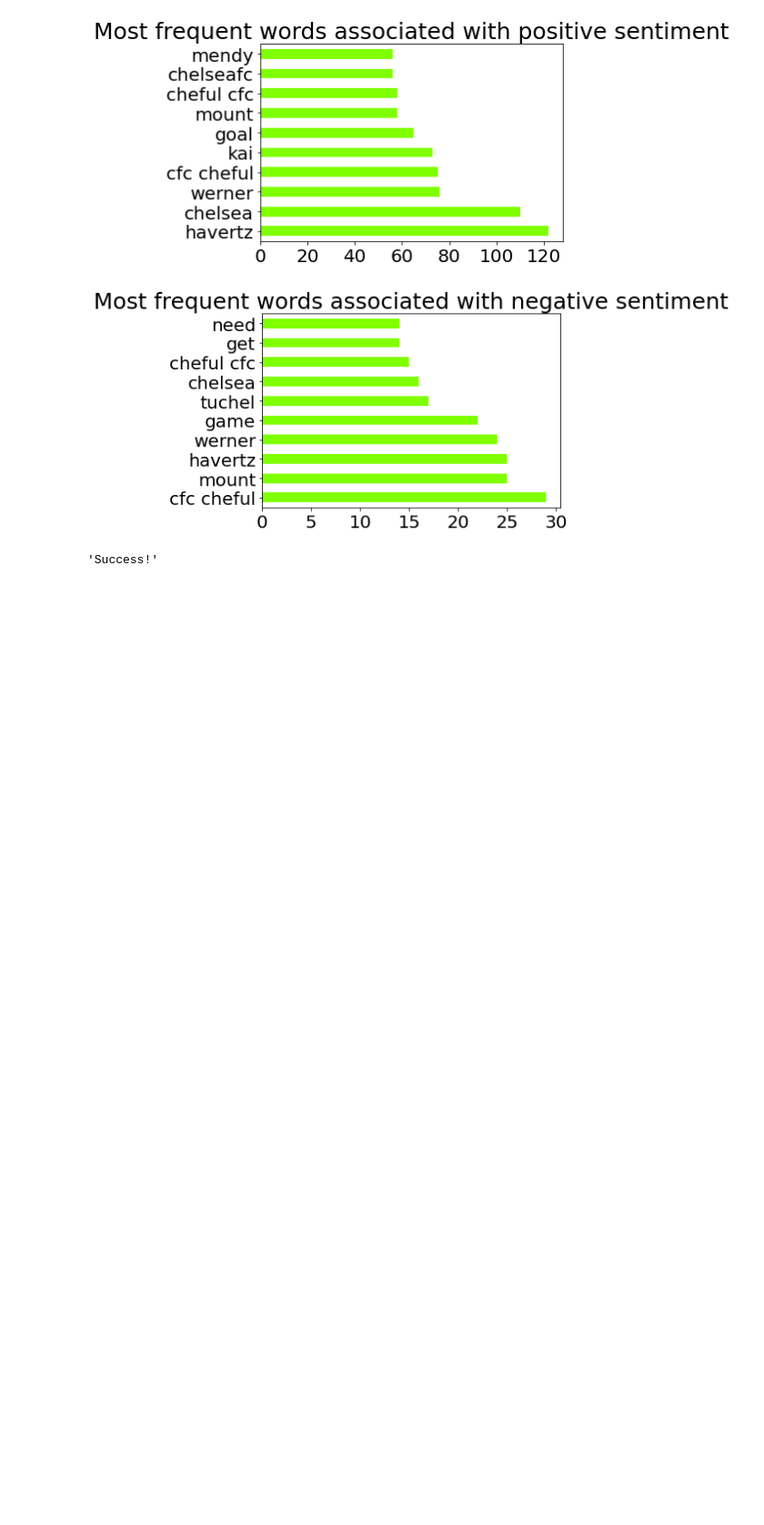
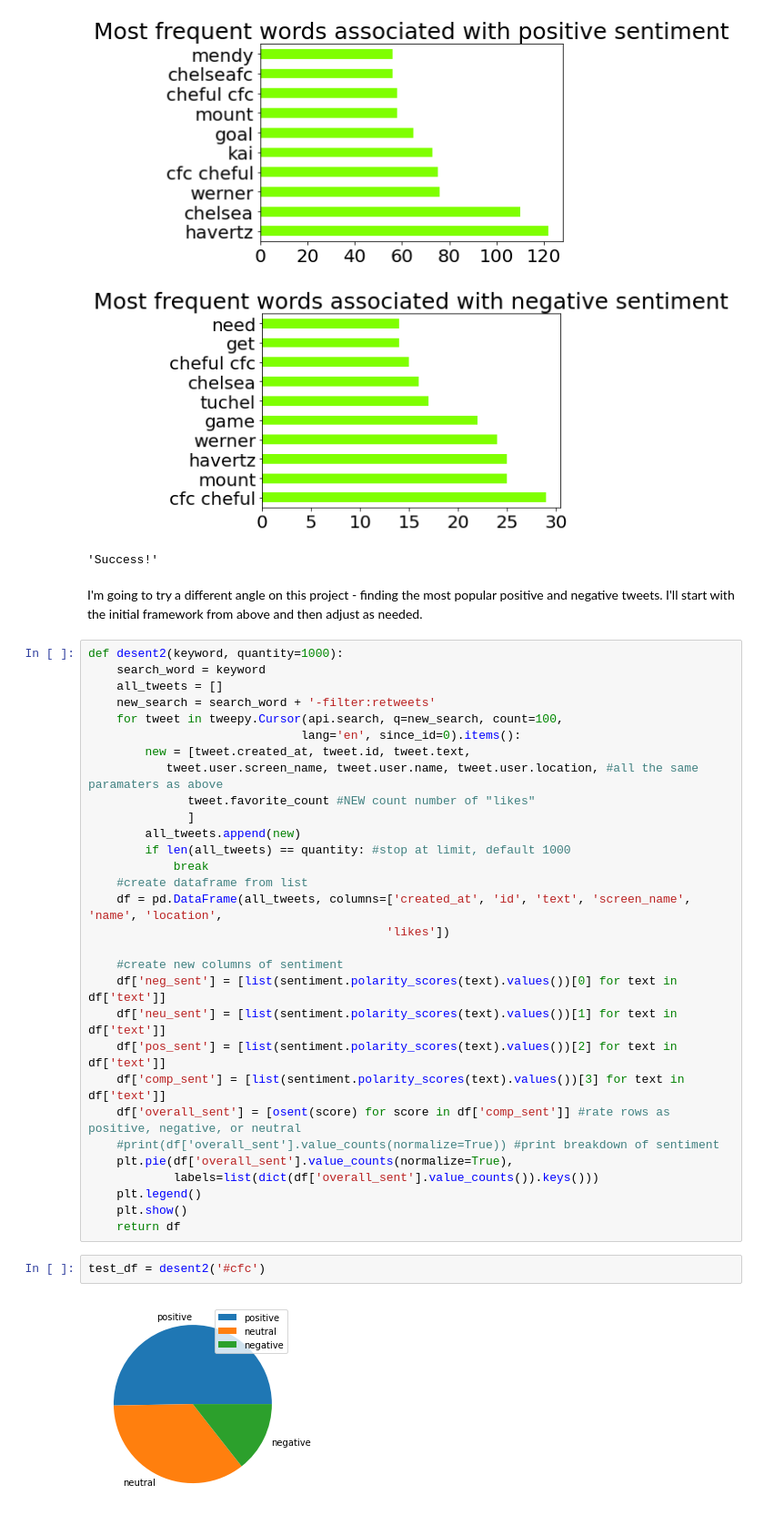
Before and after one commit to griffinwt/desent, a Jupyter notebook: Desent_func.ipynb, the cells around one changed output. Shown at 91% size. Cells and saved outputs as stored; diff of their text form; blank space fills up the shorter version.

```diff
--- a/Desent_func.ipynb
+++ b/Desent_func.ipynb
@@ -108,3 +108,39 @@ desent('#cfc')
 [figure]
 [figure]
 'Success!'
+# %% [markdown]
+I'm going to try a different angle on this project - finding the most popular positive and negative tweets. I'll start with the initial framework from above and then adjust as needed.
+# %%
+def desent2(keyword, quantity=1000):
+    search_word = keyword
+    all_tweets = []
+    new_search = search_word + '-filter:retweets'
+    for tweet in tweepy.Cursor(api.search, q=new_search, count=100,
+                              lang='en', since_id=0).items():
+        new = [tweet.created_at, tweet.id, tweet.text,
+           tweet.user.screen_name, tweet.user.name, tweet.user.location, #all the same paramaters as above
+              tweet.favorite_count #NEW count number of "likes"
+              ]
+        all_tweets.append(new)
+        if len(all_tweets) == quantity: #stop at limit, default 1000
+            break
+    #create dataframe from list
+    df = pd.DataFrame(all_tweets, columns=['created_at', 'id', 'text', 'screen_name', 'name', 'location',
+                                          'likes'])
+
+    #create new columns of sentiment
+    df['neg_sent'] = [list(sentiment.polarity_scores(text).values())[0] for text in df['text']]
+    df['neu_sent'] = [list(sentiment.polarity_scores(text).values())[1] for text in df['text']]
+    df['pos_sent'] = [list(sentiment.polarity_scores(text).values())[2] for text in df['text']]
+    df['comp_sent'] = [list(sentiment.polarity_scores(text).values())[3] for text in df['text']]
+    df['overall_sent'] = [osent(score) for score in df['comp_sent']] #rate rows as positive, negative, or neutral
+    #print(df['overall_sent'].value_counts(normalize=True)) #print breakdown of sentiment
+    plt.pie(df['overall_sent'].value_counts(normalize=True),
+            labels=list(dict(df['overall_sent'].value_counts()).keys()))
+    plt.legend()
+    plt.show()
+    return df
+# %%
+test_df = desent2('#cfc')
+# %% [output]
+[figure, added]
```
Also changed, not shown: parts of 2 cells of this notebook.
